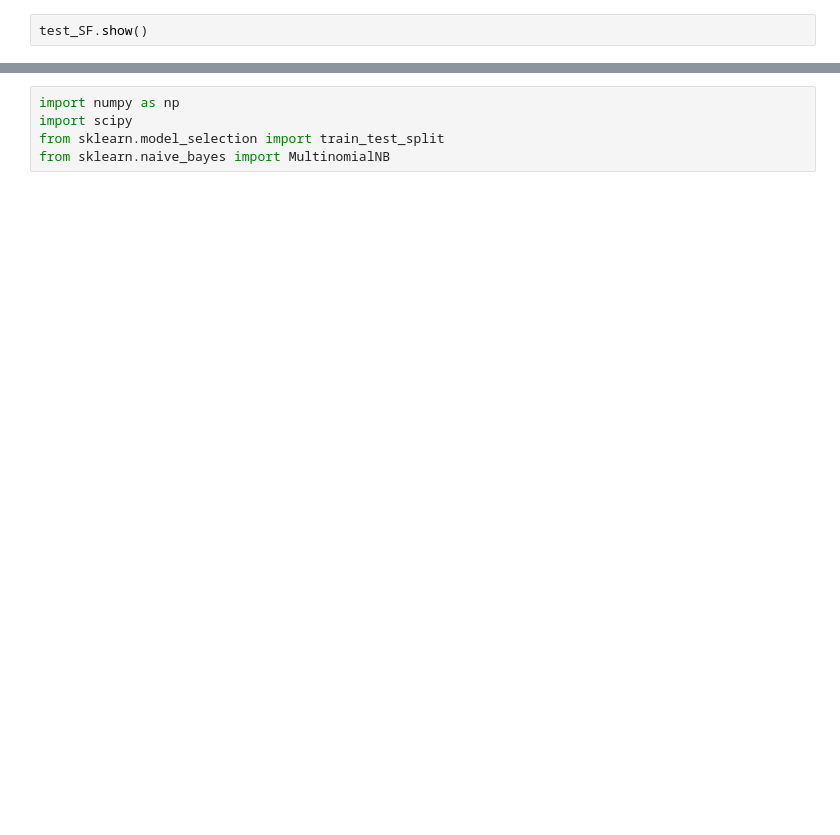
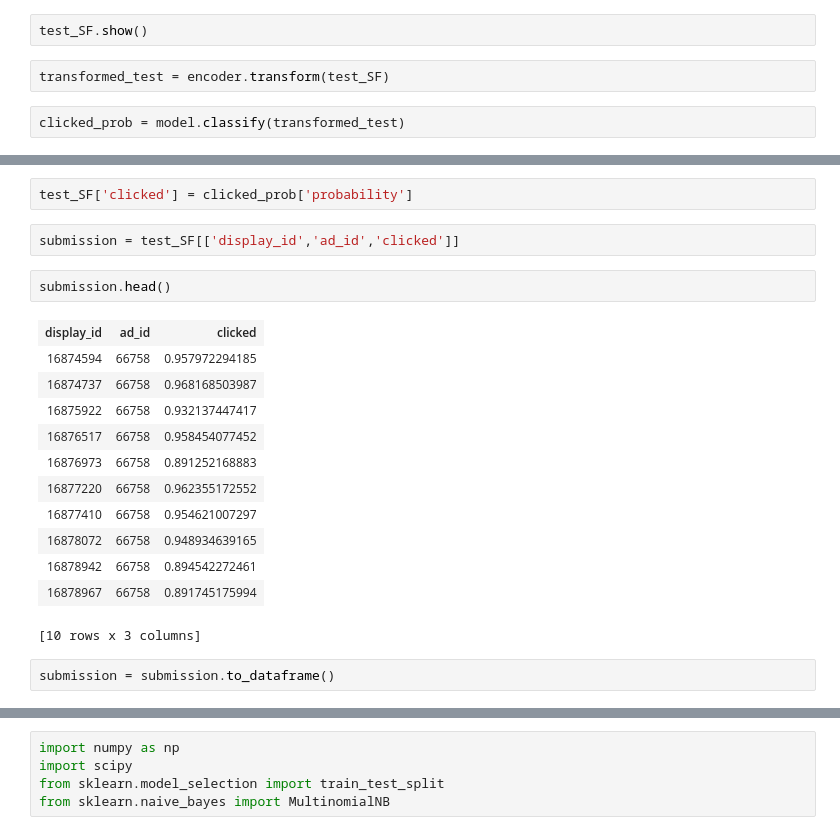
Before and after one commit to nishant07/Kaggle_Outbrain-Click-Prediction, a Jupyter notebook: EDA_FeatureEngg_outbrain_click.ipynb, the cells around one changed output, grey strips where cells are left out. Cells and saved outputs as stored; diff of their text form; blank space fills up the shorter version.

```diff
--- a/EDA_FeatureEngg_outbrain_click.ipynb
+++ b/EDA_FeatureEngg_outbrain_click.ipynb
@@ -527,2 +591,6 @@ results = model.evaluate(transformed_test_sf)
 # %%
 test_SF.show()
+# %%
+transformed_test = encoder.transform(test_SF)
+# %%
+clicked_prob = model.classify(transformed_test)
@@ -528,0 +617,21 @@ test_SF.show()
+# %%
+test_SF['clicked'] = clicked_prob['probability']
+# %%
+submission = test_SF[['display_id','ad_id','clicked']]
+# %%
+submission.head()
+# %% [output]
+| display_id | ad_id | clicked |
+| 16874594 | 66758 | 0.957972294185 |
+| 16874737 | 66758 | 0.968168503987 |
+| 16875922 | 66758 | 0.932137447417 |
+| 16876517 | 66758 | 0.958454077452 |
+| 16876973 | 66758 | 0.891252168883 |
+| 16877220 | 66758 | 0.962355172552 |
+| 16877410 | 66758 | 0.954621007297 |
+| 16878072 | 66758 | 0.948934639165 |
+| 16878942 | 66758 | 0.894542272461 |
+| 16878967 | 66758 | 0.891745175994 |
+[10 rows x 3 columns]
+# %%
+submission = submission.to_dataframe()
```
Also changed, not shown: parts of 9 cells of this notebook.
